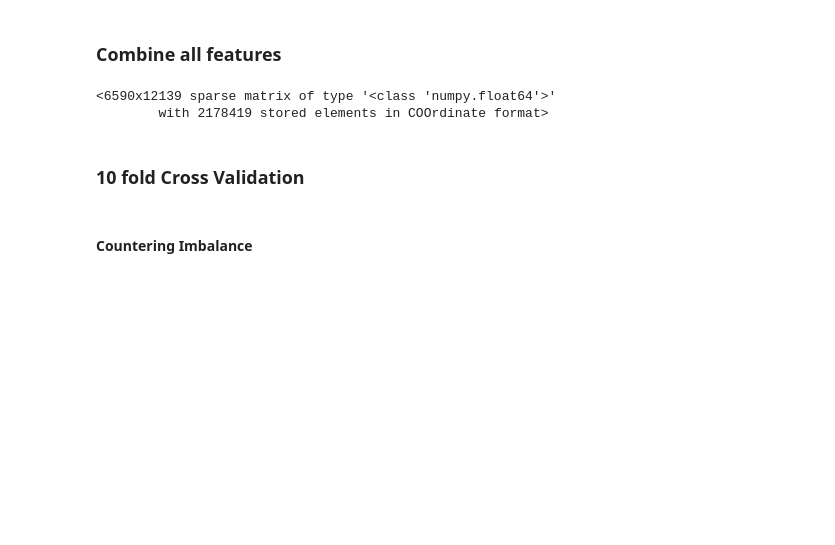
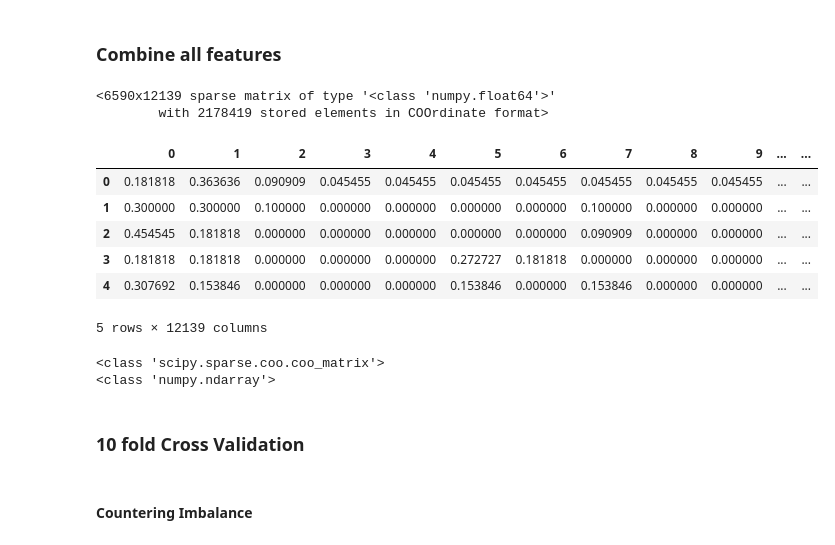
Before and after one commit to ZhEnLEK/Racism-detection, a Jupyter notebook: Feature_based_cyber_racism_detection_3_labels.ipynb, the cells around one changed output. Cells and saved outputs as stored; diff of their text form; code cells hidden in the pictures; blank space fills up the shorter version.

```diff
--- a/Feature_based_cyber_racism_detection_3_labels.ipynb
+++ b/Feature_based_cyber_racism_detection_3_labels.ipynb
@@ -255,9 +248,25 @@ all_features
 # %% [output]
 <6590x12139 sparse matrix of type '<class 'numpy.float64'>'
         with 2178419 stored elements in COOrdinate format>
+# %%
+pd.DataFrame(all_features.toarray()).head()
+# %% [output]
+|  | 0 | 1 | 2 | 3 | 4 | 5 | 6 | 7 | 8 | 9 | ... | ... |
+| 0 | 0.181818 | 0.363636 | 0.090909 | 0.045455 | 0.045455 | 0.045455 | 0.045455 | 0.045455 | 0.045455 | 0.045455 | ... | ... |
+| 1 | 0.300000 | 0.300000 | 0.100000 | 0.000000 | 0.000000 | 0.000000 | 0.000000 | 0.100000 | 0.000000 | 0.000000 | ... | ... |
+| 2 | 0.454545 | 0.181818 | 0.000000 | 0.000000 | 0.000000 | 0.000000 | 0.000000 | 0.090909 | 0.000000 | 0.000000 | ... | ... |
+| 3 | 0.181818 | 0.181818 | 0.000000 | 0.000000 | 0.000000 | 0.272727 | 0.181818 | 0.000000 | 0.000000 | 0.000000 | ... | ... |
+| 4 | 0.307692 | 0.153846 | 0.000000 | 0.000000 | 0.000000 | 0.153846 | 0.000000 | 0.153846 | 0.000000 | 0.000000 | ... | ... |
+5 rows × 12139 columns
 # %%
 X = all_features
 y = df['label'].values
+# %%
+print(type(X))
+print(type(y))
+# %% [output]
+<class 'scipy.sparse.coo.coo_matrix'>
+<class 'numpy.ndarray'>
 # %% [markdown]
 ### 10 fold Cross Validation
 # %%
```
Also changed, not shown: parts of 58 cells of this notebook.
